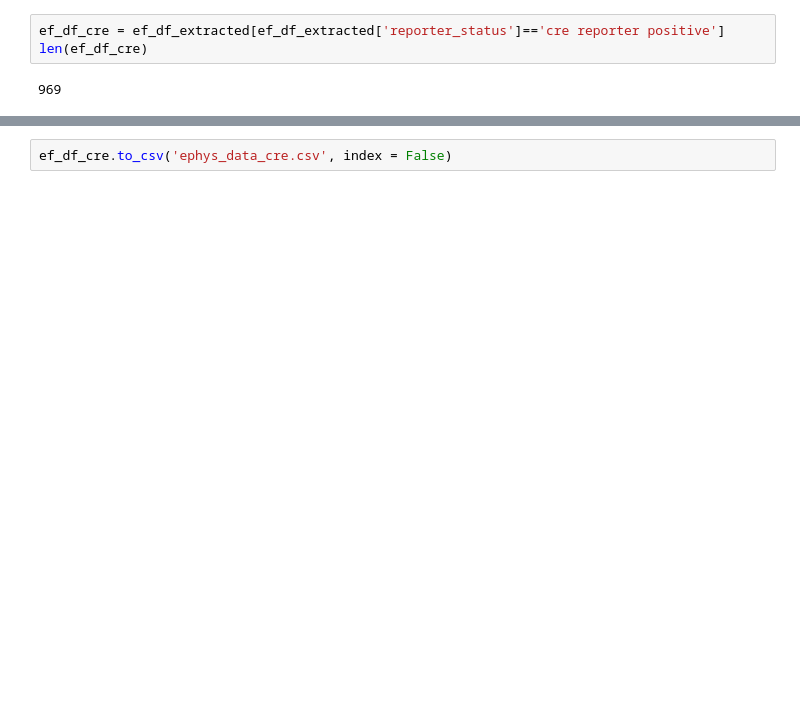
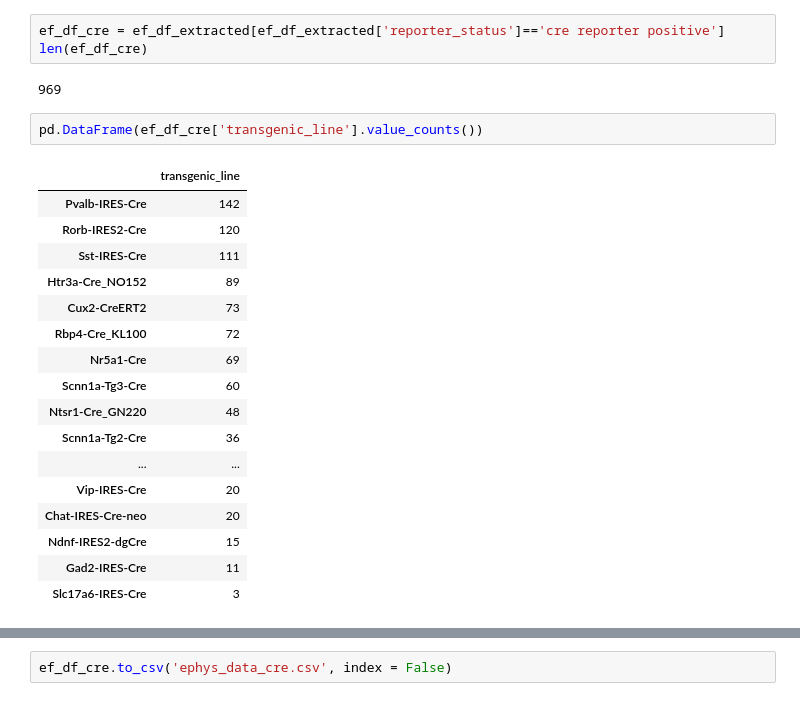
Before and after one commit to HyunsuLee/Ephy_type, a Jupyter notebook: Clustering/allen_data_analysis.ipynb, the cells around one changed output, grey strips where cells are left out. Cells and saved outputs as stored; diff of their text form; blank space fills up the shorter version.

```diff
--- a/Clustering/allen_data_analysis.ipynb
+++ b/Clustering/allen_data_analysis.ipynb
@@ -110,3 +139,23 @@ ef_df_cre = ef_df_extracted[ef_df_extracted['reporter_status']=='cre reporter po
 len(ef_df_cre)
 # %% [output]
 969
+# %%
+pd.DataFrame(ef_df_cre['transgenic_line'].value_counts())
+# %% [output]
+|  | transgenic_line |
+| Pvalb-IRES-Cre | 142 |
+| Rorb-IRES2-Cre | 120 |
+| Sst-IRES-Cre | 111 |
+| Htr3a-Cre_NO152 | 89 |
+| Cux2-CreERT2 | 73 |
+| Rbp4-Cre_KL100 | 72 |
+| Nr5a1-Cre | 69 |
+| Scnn1a-Tg3-Cre | 60 |
+| Ntsr1-Cre_GN220 | 48 |
+| Scnn1a-Tg2-Cre | 36 |
+| ... | ... |
+| Vip-IRES-Cre | 20 |
+| Chat-IRES-Cre-neo | 20 |
+| Ndnf-IRES2-dgCre | 15 |
+| Gad2-IRES-Cre | 11 |
+| Slc17a6-IRES-Cre | 3 |
```
Also changed, not shown: parts of 3 cells of this notebook, 4 other files.
